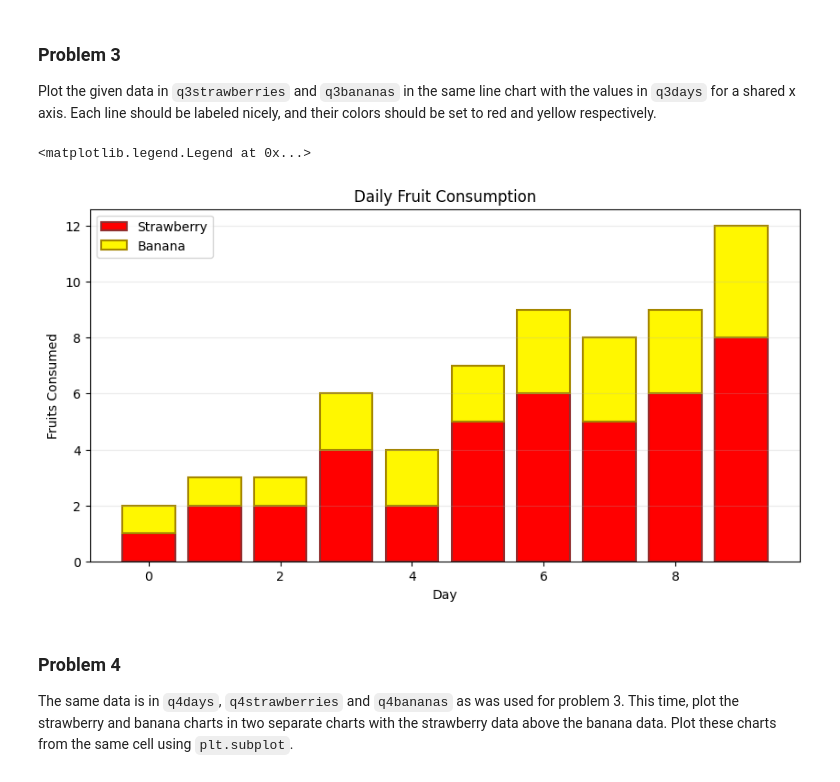
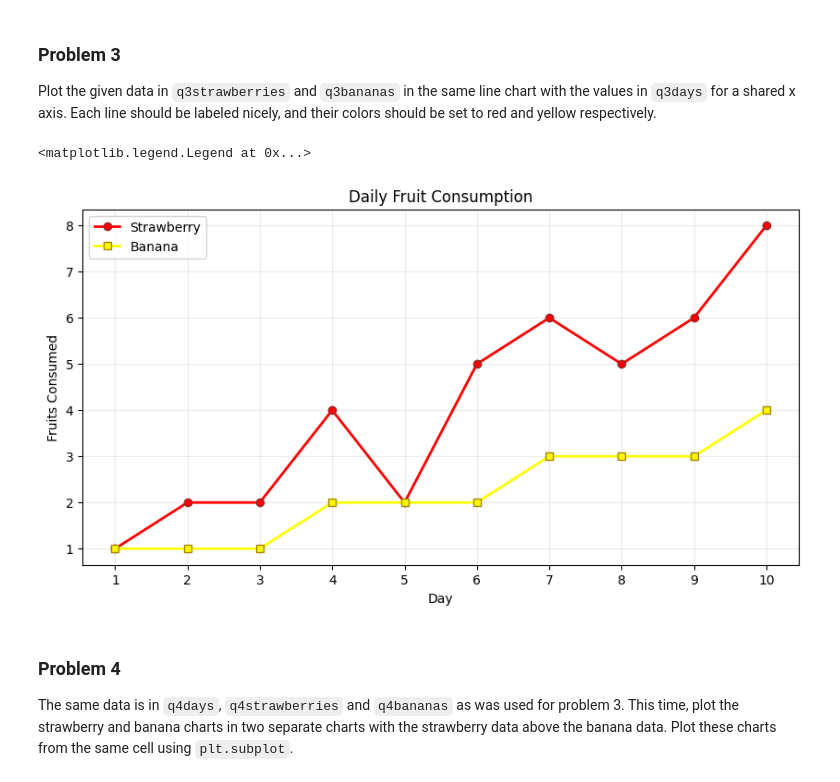
Before and after one commit to Quantum-Cosmic/dx602-homework-05, a Jupyter notebook: homework.ipynb, the cells around one changed output. Drawn from its saved outputs; the diff is of its cells as text; code cells hidden in the pictures.

```diff
--- a/homework.ipynb
+++ b/homework.ipynb
@@ -133,17 +133,18 @@ q3bananas = [1, 1, 1, 2, 2, 2, 3, 3, 3, 4]
 # %%
 # YOUR CHANGES HERE
 
 plt.figure(figsize=(10, 5))
-plt.bar(q3days, q3strawberries, label="Strawberry", color="#FF0000", edgecolor="#912E2E", linewidth=1.5)
-plt.bar(q3days, q3bananas, label="Banana", color="#FFF700", edgecolor="#a48600", linewidth=1.5, bottom=q3strawberries)
+plt.plot(q3days, q3strawberries, 'red', marker='o', linewidth=2, markersize=6, markerfacecolor='#FF0000', markeredgecolor='#912E2E', label="Strawberry")
+plt.plot(q3days, q3bananas, 'yellow', marker='s', linewidth=2, markersize=6, markerfacecolor='#FFF700', markeredgecolor='#a48600', label="Banana")
 plt.xlabel("Day")
 plt.ylabel("Fruits Consumed")
 plt.title("Daily Fruit Consumption")
-plt.grid(True, alpha=0.25, axis='y')
+plt.xticks(q3days, range(1, 11))
+plt.grid(True, alpha=0.25)
 plt.legend()
 # %% [output]
 <matplotlib.legend.Legend at 0x...>
-[figure, old version]
+[figure, new version]
 # %% [markdown]
 ### Problem 4
 
```
Also changed, not shown: parts of 20 cells of this notebook, 1 other file.
